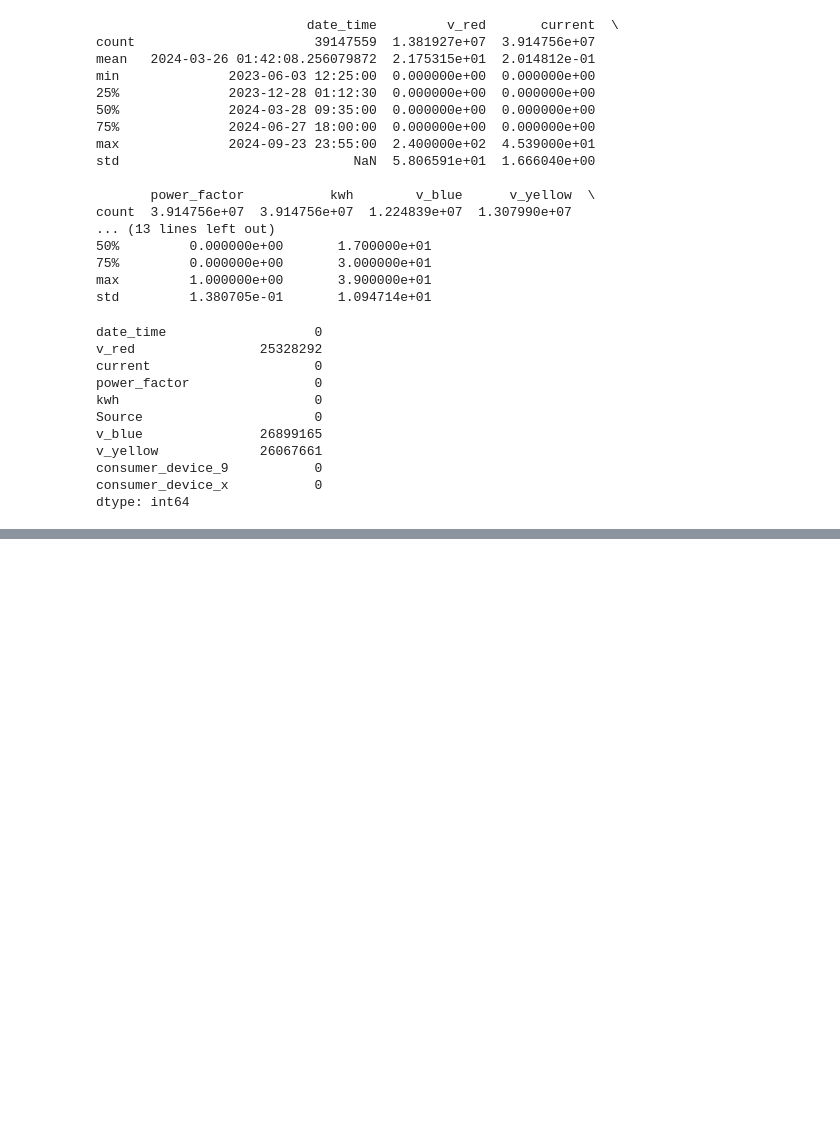
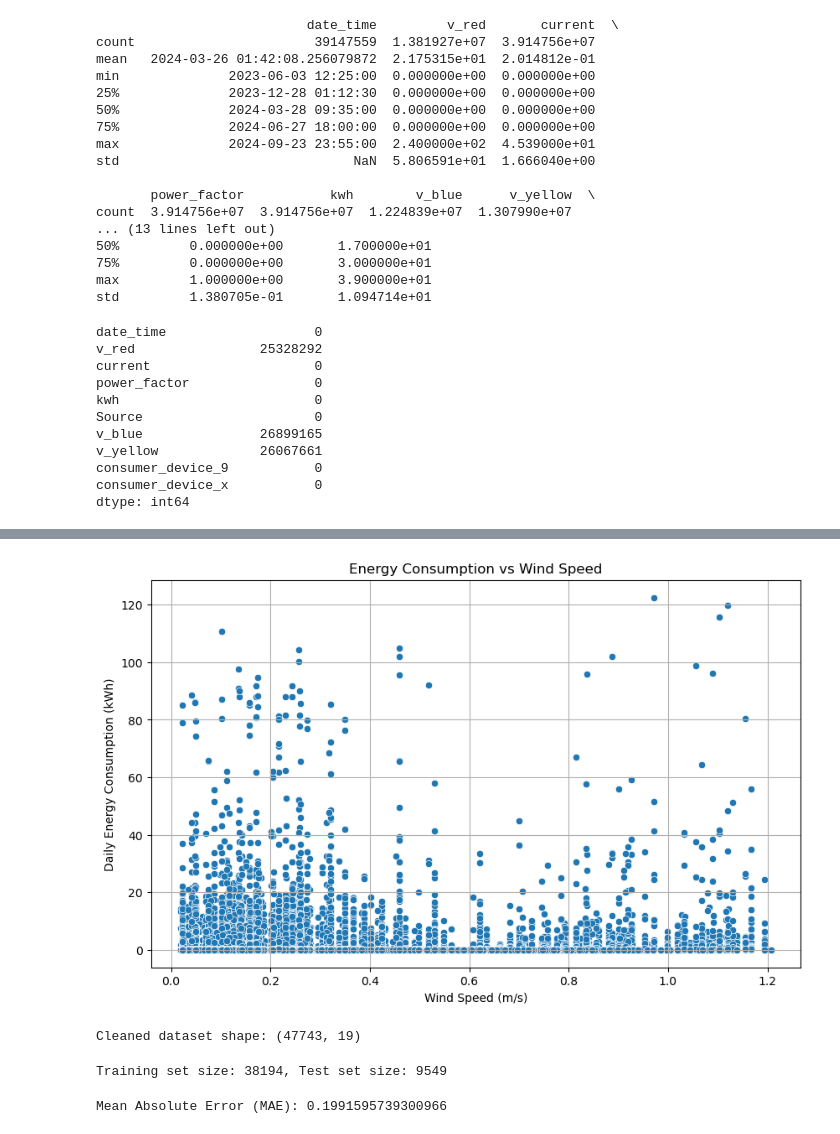
Before and after one commit to datakiptoo/Zindi-Climate-IBM, a Jupyter notebook: notebooks/IBM.ipynb, the cells around one changed output, grey strips where cells are left out. Cells and saved outputs as stored; diff of their text form; code cells hidden in the pictures; blank space fills up the shorter version.

```diff
--- a/notebooks/IBM.ipynb
+++ b/notebooks/IBM.ipynb
@@ -134,0 +304,10 @@ plt.show()
+# %%
+plt.figure(figsize=(10, 6))
+sns.scatterplot(data=merged_df, x="wind_speed", y="kwh")
+plt.title("Energy Consumption vs Wind Speed")
+plt.xlabel("Wind Speed (m/s)")
+plt.ylabel("Daily Energy Consumption (kWh)")
+plt.grid(True)
+plt.show()
+# %% [output]
+[figure, added]
@@ -134,0 +324,13 @@ plt.show()
+# %%
+# Define the features you want to model with
+features = [
+    "temperature", "dew_point", "precipitation", "snow_cover",
+    "kwh_lag1", "kwh_rolling3"
+]
+
+# Drop only rows where any of these or target ('kwh') is missing
+model_df = merged_df.dropna(subset=features + ["kwh"])
+
+print("Cleaned dataset shape:", model_df.shape)
+# %% [output]
+Cleaned dataset shape: (47743, 19)
@@ -134,0 +341,29 @@ plt.show()
+# %%
+X = model_df[features]
+y = model_df["kwh"]
+
+from sklearn.model_selection import train_test_split
+
+X_train, X_test, y_train, y_test = train_test_split(
+    X, y, test_size=0.2, shuffle=False
+)
+
+print(f"Training set size: {X_train.shape[0]}, Test set size: {X_test.shape[0]}")
+# %% [output]
+Training set size: 38194, Test set size: 9549
+# %%
+
+# Initialize XGBoost Regressor
+model = XGBRegressor(n_estimators=100, learning_rate=0.1)
+
+# Fit the model
+model.fit(X_train, y_train)
+
+# Predict on test data
+y_pred = model.predict(X_test)
+
+# Evaluate the model
+mae = mean_absolute_error(y_test, y_pred)
+print(f"Mean Absolute Error (MAE): {mae}")
+# %% [output]
+Mean Absolute Error (MAE): 0.1991595739300966
```
Also changed, not shown: parts of 42 cells of this notebook, 3 other files.
